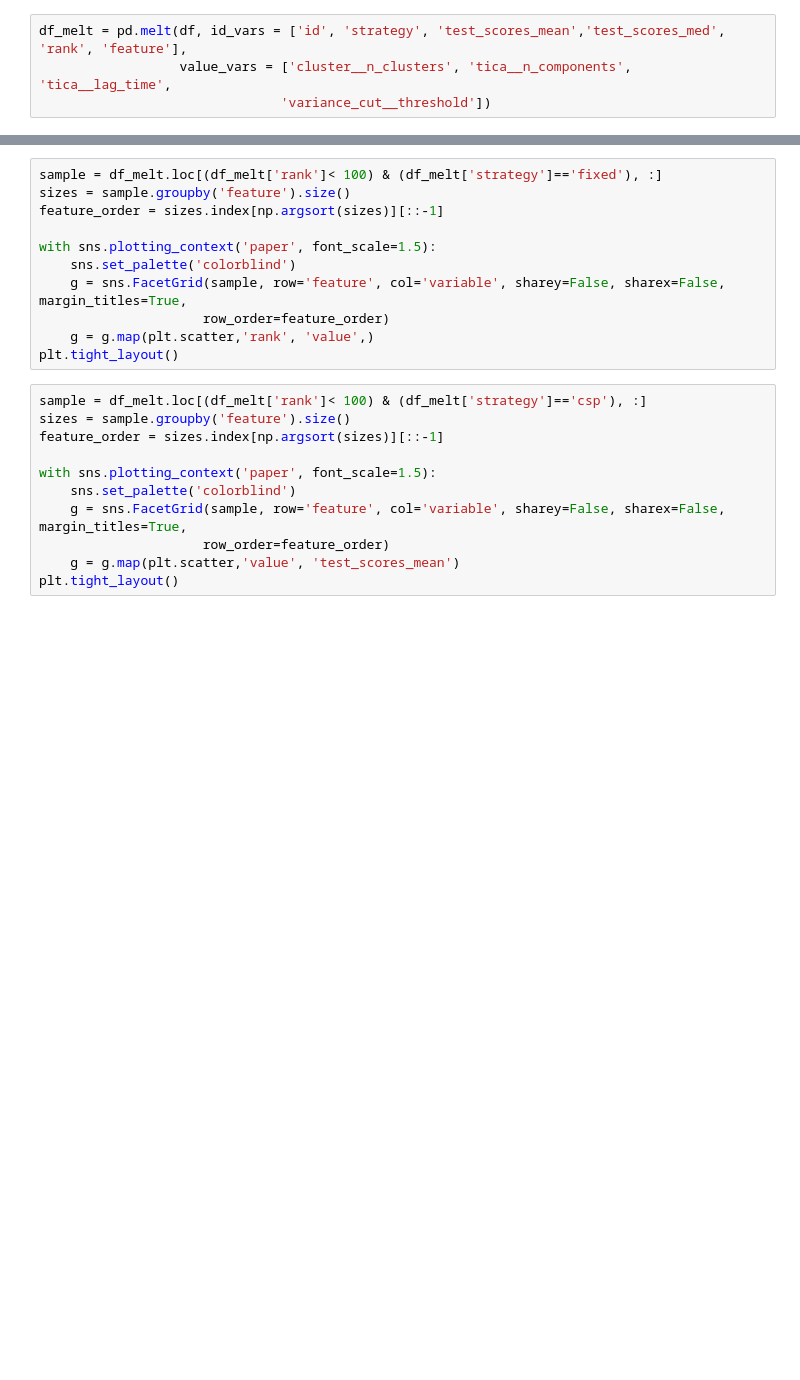
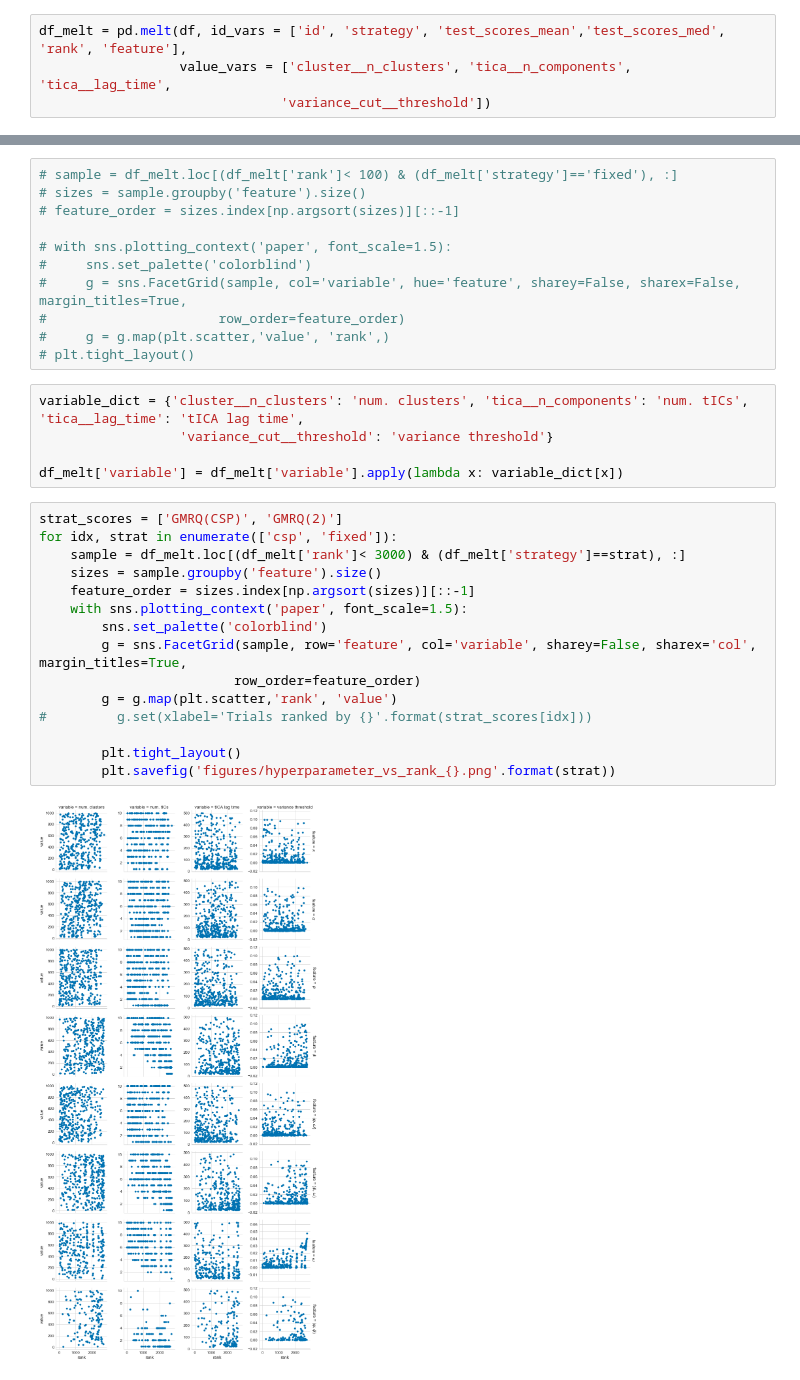
Before and after one commit to RobertArbon/optimize-fs-peptide, a Jupyter notebook: Analysis/DHFR/Figures - Random Results Fixed and CSP.ipynb, the cells around one changed output, grey strips where cells are left out. Saved outputs shown, nothing was run; the diff lists cells and outputs as text; blank space fills up the shorter version.

```diff
--- a/Analysis/DHFR/Figures - Random Results Fixed and CSP.ipynb
+++ b/Analysis/DHFR/Figures - Random Results Fixed and CSP.ipynb
@@ -433,22 +438,33 @@ df_melt.head()
 # %%
-sample = df_melt.loc[(df_melt['rank']< 100) & (df_melt['strategy']=='fixed'), :]
-sizes = sample.groupby('feature').size()
-feature_order = sizes.index[np.argsort(sizes)][::-1]
+# sample = df_melt.loc[(df_melt['rank']< 100) & (df_melt['strategy']=='fixed'), :]
+# sizes = sample.groupby('feature').size()
+# feature_order = sizes.index[np.argsort(sizes)][::-1]
 
-with sns.plotting_context('paper', font_scale=1.5):
-    sns.set_palette('colorblind')
-    g = sns.FacetGrid(sample, row='feature', col='variable', sharey=False, sharex=False, margin_titles=True,
-                     row_order=feature_order)
-    g = g.map(plt.scatter,'rank', 'value',)
-plt.tight_layout()
+# with sns.plotting_context('paper', font_scale=1.5):
+#     sns.set_palette('colorblind')
+#     g = sns.FacetGrid(sample, col='variable', hue='feature', sharey=False, sharex=False, margin_titles=True,
+#                      row_order=feature_order)
+#     g = g.map(plt.scatter,'value', 'rank',)
+# plt.tight_layout()
+# %%
+variable_dict = {'cluster__n_clusters': 'num. clusters', 'tica__n_components': 'num. tICs', 'tica__lag_time': 'tICA lag time',
+                  'variance_cut__threshold': 'variance threshold'}
+
+df_melt['variable'] = df_melt['variable'].apply(lambda x: variable_dict[x])
 # %%
-sample = df_melt.loc[(df_melt['rank']< 100) & (df_melt['strategy']=='csp'), :]
-sizes = sample.groupby('feature').size()
-feature_order = sizes.index[np.argsort(sizes)][::-1]
+strat_scores = ['GMRQ(CSP)', 'GMRQ(2)']
+for idx, strat in enumerate(['csp', 'fixed']):
+    sample = df_melt.loc[(df_melt['rank']< 3000) & (df_melt['strategy']==strat), :]
+    sizes = sample.groupby('feature').size()
+    feature_order = sizes.index[np.argsort(sizes)][::-1]
+    with sns.plotting_context('paper', font_scale=1.5):
+        sns.set_palette('colorblind')
+        g = sns.FacetGrid(sample, row='feature', col='variable', sharey=False, sharex='col', margin_titles=True,
+                         row_order=feature_order)
+        g = g.map(plt.scatter,'rank', 'value')
+#         g.set(xlabel='Trials ranked by {}'.format(strat_scores[idx]))
 
-with sns.plotting_context('paper', font_scale=1.5):
-    sns.set_palette('colorblind')
-    g = sns.FacetGrid(sample, row='feature', col='variable', sharey=False, sharex=False, margin_titles=True,
-                     row_order=feature_order)
-    g = g.map(plt.scatter,'value', 'test_scores_mean')
-plt.tight_layout()
+        plt.tight_layout()
+        plt.savefig('figures/hyperparameter_vs_rank_{}.png'.format(strat))
+# %% [output]
+[figure, added]
```
Also changed, not shown: parts of 15 cells of this notebook, 10 other files.
